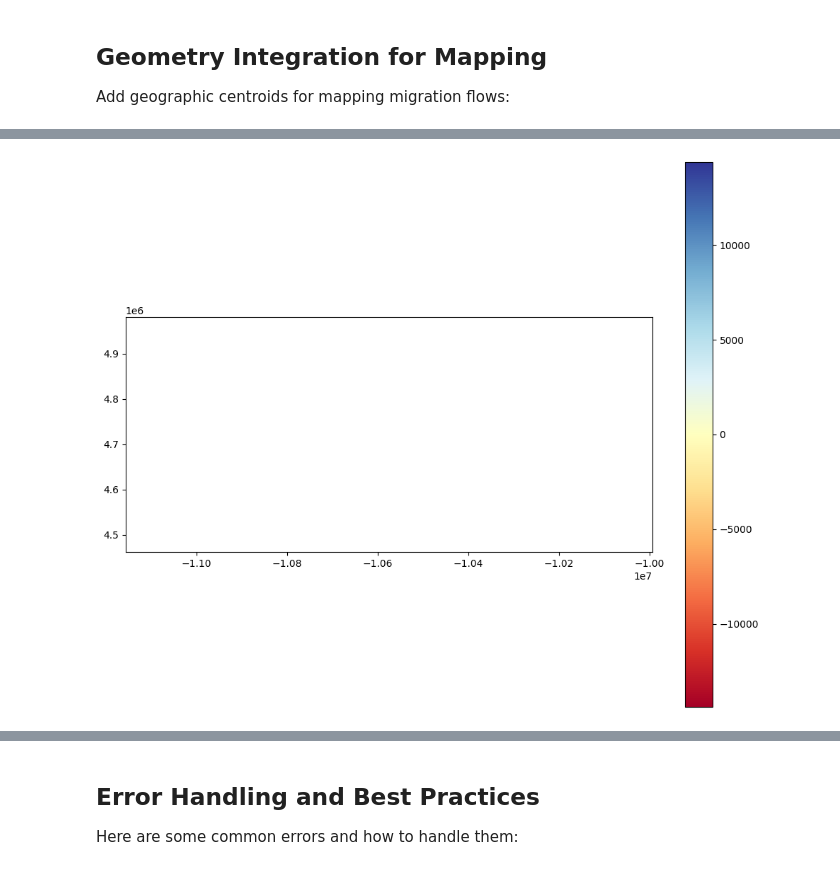
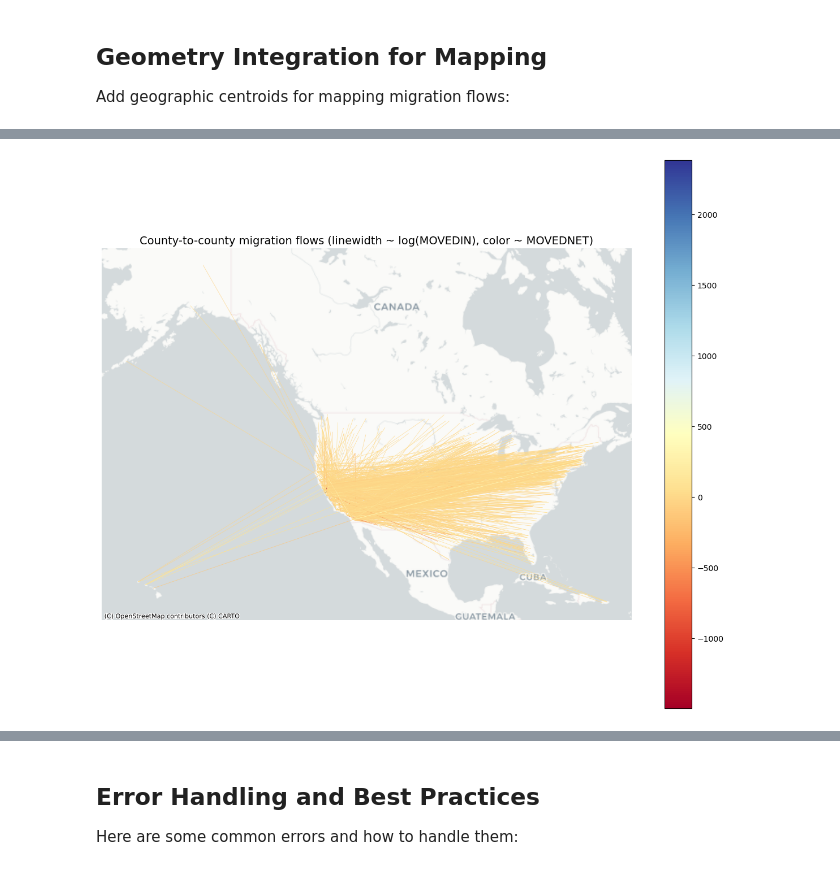
Before and after one commit to mmann1123/pytidycensus, a Jupyter notebook: examples/08_migration_flows_example.ipynb, the cells around one changed output, grey strips where cells are left out. Saved outputs shown, nothing was run; the diff lists cells and outputs as text; code cells hidden in the pictures.

```diff
--- a/examples/08_migration_flows_example.ipynb
+++ b/examples/08_migration_flows_example.ipynb
@@ -241,53 +226,66 @@ lines
 # %%
-# ...existing code...
-# Add a new cell: Map flows as lines between centroid1 and centroid2
+import pytidycensus as tc
 import geopandas as gpd
+import matplotlib.pyplot as plt
 from shapely.geometry import LineString
 import contextily as ctx
-import matplotlib.pyplot as plt
 
-# assume flows_geo has 'centroid1' and 'centroid2' as shapely Points and a projected CRS or WGS84
+# Get flows with geometry
+flows_geo = tc.get_flows(
+    geography="county",
+    state="CA",
+    year=2018,
+    geometry=True,
+    output="wide"
+)
+
 lines = flows_geo.copy()
 lines = lines.dropna(subset=['centroid1', 'centroid2'])
 
 lines['geometry'] = lines.apply(lambda r: LineString([r['centroid1'], r['centroid2']]) , axis=1)
 lines = gpd.GeoDataFrame(lines, geometry='geometry', crs=flows_geo.crs)
 
 # project to web mercator for basemap
 lines_web = lines.to_crs(epsg=3857)
 
-# scale linewidth by MOVEDIN (adjust scale_factor for visibility)
-scale_factor = 6.0 / (lines_web['MOVEDIN'].max() or 1)
-linewidths = (lines_web['MOVEDIN'] * scale_factor).clip(lower=0.2)
+# dramatic width scaling: use log1p to increase contrast, then map to [min_w, max_w]
+min_w, max_w = 0.5, 6.0
+vals = np.log1p(lines_web['MOVEDIN'].astype(float).fillna(0))
+max_val = vals.max() if vals.max() > 0 else 1.0
+lines_web['lw'] = np.interp(vals, [0, max_val], [min_w, max_w])
+
+# draw small flows first, large flows last (so large flows sit on top)
+lines_web_sorted = lines_web.sort_values('MOVEDIN', ascending=True)
 
 fig, ax = plt.subplots(figsize=(12, 10))
-lines_web.plot(
+lines_web_sorted.sample(1000).plot(
     ax=ax,
-    linewidth=linewidths,
-    column='MOVEDNET',  # color by net migration (negative -> outflow from dest)
+    linewidth=lines_web_sorted['lw'],
+    column='MOVEDNET',            # color by net migration
     cmap='RdYlBu',
-    alpha=0.7,
-    legend=True
+    alpha=0.85,
+    legend=True,
+    zorder=1
 )
 
 # plot origin/destination centroids on top
 orig_pts = gpd.GeoDataFrame(geometry=lines[['centroid1']].rename(columns={'centroid1':'geometry'})['geometry'], crs=lines.crs).set_geometry('geometry').to_crs(epsg=3857)
 dest_pts = gpd.GeoDataFrame(geometry=lines[['centroid2']].rename(columns={'centroid2':'geometry'})['geometry'], crs=lines.crs).set_geometry('geometry').to_crs(epsg=3857)
-orig_pts.plot(ax=ax, markersize=10, color='black', alpha=0.6)
-dest_pts.plot(ax=ax, markersize=10, color='white', edgecolor='black', alpha=0.6)
+# orig_pts.plot(ax=ax, markersize=18, color='black', alpha=0.9, zorder=3)
+# dest_pts.plot(ax=ax, markersize=14, color='white', edgecolor='black', alpha=0.9, zorder=4)
 
-# add basemap with fallbacks if Stamen provider unavailable
+# basemap with fallbacks
 try:
     ctx.add_basemap(ax, source=ctx.providers.Stamen.TonerLite)
 except Exception:
-    # Fall back to CartoDB Positron, then OSM if needed
     try:
         ctx.add_basemap(ax, source=ctx.providers.CartoDB.Positron)
     except Exception:
         ctx.add_basemap(ax, source=ctx.providers.OpenStreetMap.Mapnik)
+
 ax.set_axis_off()
-plt.title('County-to-county migration flows (line width ~ MOVEDIN, color ~ MOVEDNET)')
+plt.title('County-to-county migration flows (linewidth ~ log(MOVEDIN), color ~ MOVEDNET)', fontsize=14)
+plt.tight_layout()
 plt.show()
- #
 # %% [output]
-[figure, old version]
+[figure, new version]
```
Also changed, not shown: parts of 6 cells of this notebook, 1 other file.
